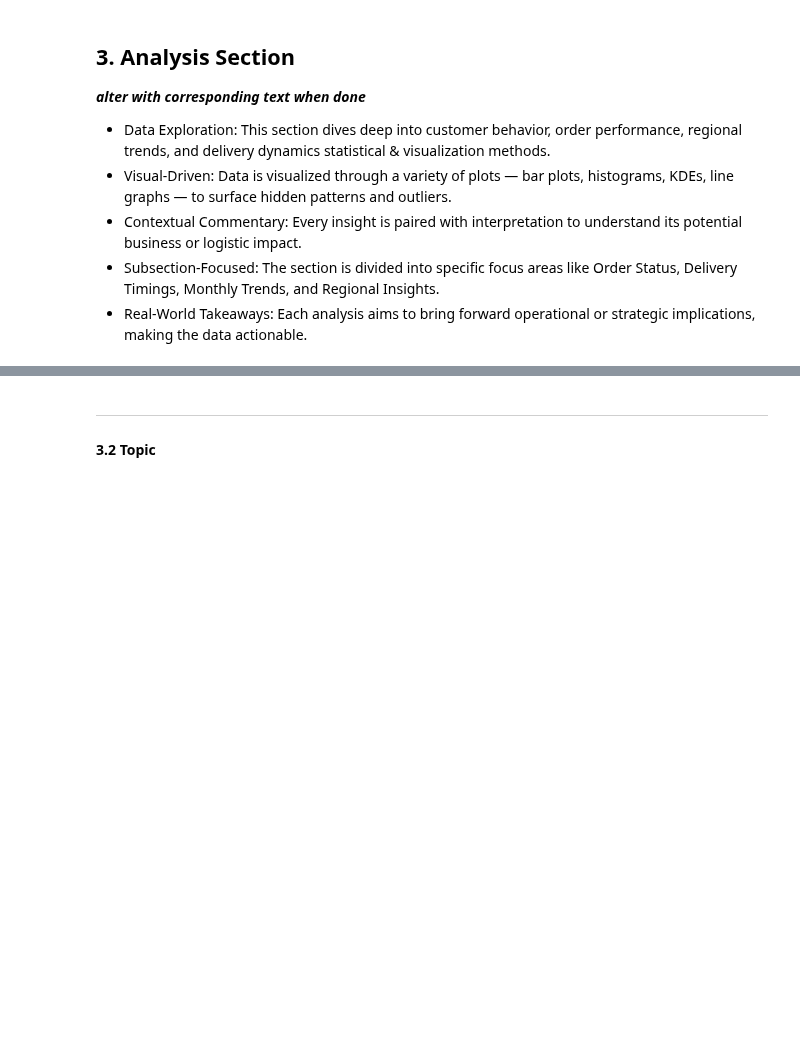
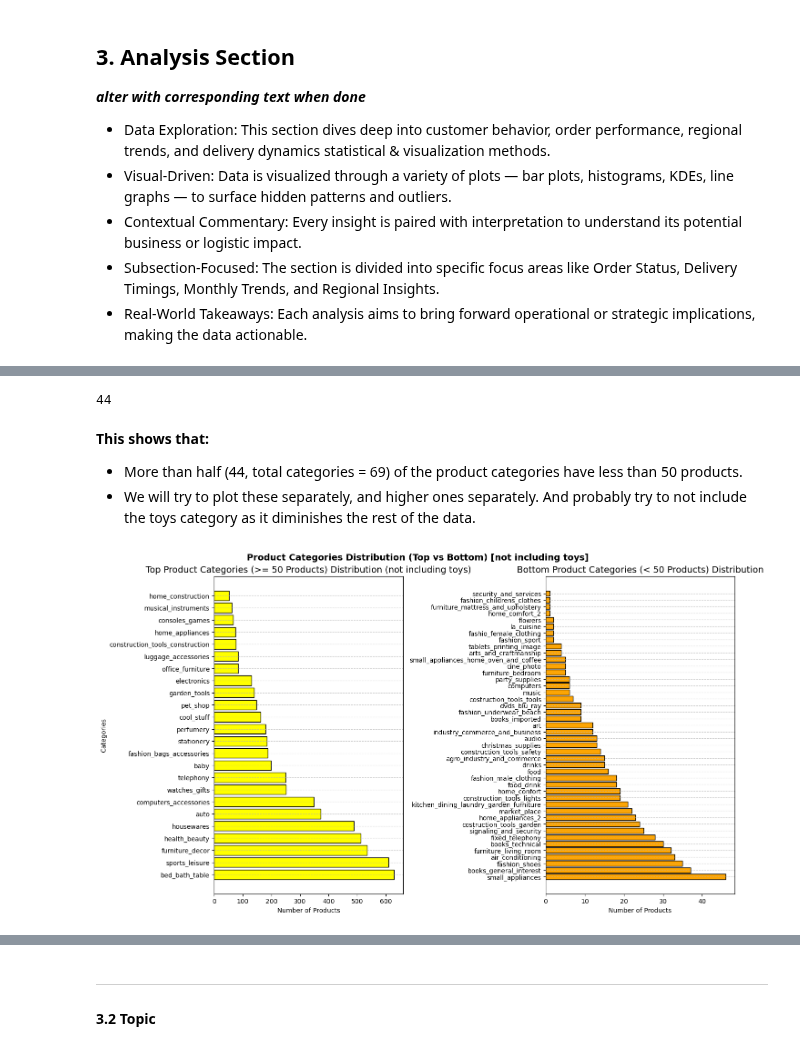
Before and after one commit to JatinY459/ecommerce-data-analysis, a Jupyter notebook: notebooks/04_EDA_products_sellers.ipynb, the cells around one changed output, grey strips where cells are left out. Drawn from its saved outputs; the diff is of its cells as text; code cells hidden in the pictures; blank space fills up the shorter version.

```diff
--- a/notebooks/04_EDA_products_sellers.ipynb
+++ b/notebooks/04_EDA_products_sellers.ipynb
@@ -52,0 +118,30 @@ products = pd.read_csv('../data/processed/products.csv')
+# %%
+len(product_categories_counts[product_categories_counts.values < 50])
+# %% [output]
+44
+# %% [markdown]
+**This shows that:**
+- More than half (44, total categories = 69) of the product categories have less than 50 products.
+- We will try to plot these separately, and higher ones separately. And probably try to not include the toys category as it diminishes the rest of the data.
+# %%
+top_categories = product_categories_counts[product_categories_counts.between(50, 1000)] # not including toys
+bottom_categories = product_categories_counts[product_categories_counts < 50] # categories with less than 50 products.
+fig, axes = plt.subplots(1, 2, figsize=(14, 8), constrained_layout=True)
+
+# Bar Plot for top categories
+axes[0].barh(top_categories.index, top_categories.values, color='yellow', edgecolor='black')
+axes[0].set_title("Top Product Categories (>= 50 Products) Distribution (not including toys)", fontsize=14)
+axes[0].set_ylabel("Categories")
+axes[0].set_xlabel("Number of Products")
+axes[0].grid(axis='y', linestyle='--', alpha=0.6)
+
+# bar plot for bottom categories
+axes[1].barh(bottom_categories.index, bottom_categories.values, color='orange', edgecolor='black')
+axes[1].set_title("Bottom Product Categories (< 50 Products) Distribution", fontsize=14)
+axes[1].set_xlabel("Number of Products")
+axes[1].grid(axis='y', linestyle='--', alpha=0.6)
+
+plt.suptitle("Product Categories Distribution (Top vs Bottom) [not including toys]", fontsize=14, fontweight='bold')
+plt.show()
+# %% [output]
+[figure, added]
```
Also changed, not shown: parts of 9 cells of this notebook.
